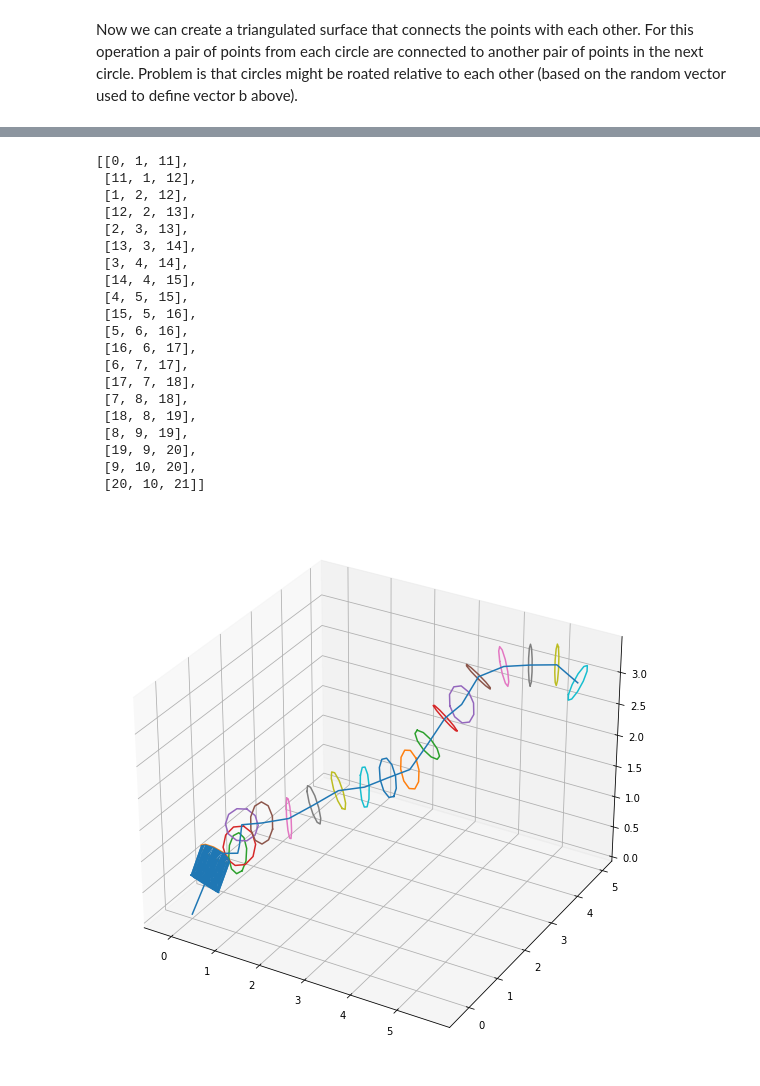
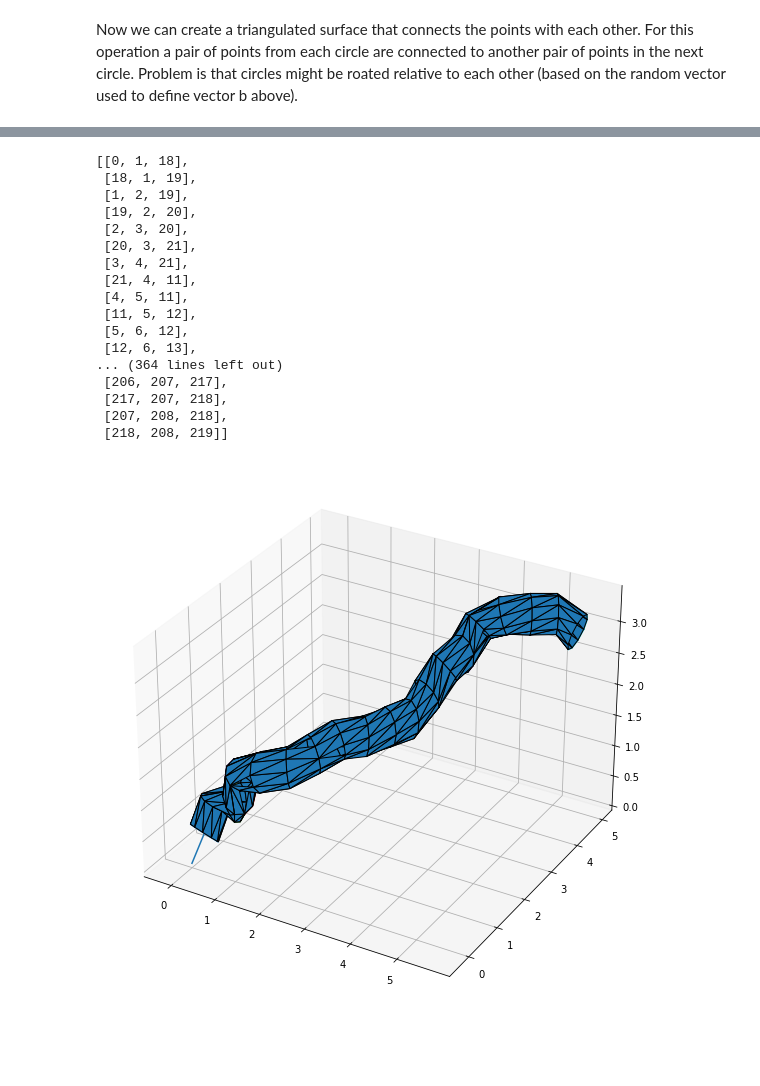
Before and after one commit to HaukeBartsch/shai-hulud, a Jupyter notebook: generateGeometry.ipynb, the cells around one changed output, grey strips where cells are left out. Saved outputs shown, nothing was run; the diff lists cells and outputs as text; code cells hidden in the pictures; blank space fills up the shorter version.

Commit message:
fix: triangle rings across space

```diff
--- a/generateGeometry.ipynb
+++ b/generateGeometry.ipynb
@@ -87,7 +89,7 @@ for i in range(len(circles)):
         vertices.append(circle[j])
 
 # For each circle compute the best shift in indices to prevent bad triangles
-shifts = np.asarray(list(range(circlePoints+1)))
+shifts = np.asarray(list(range(len(circles))))
 def computeDistance(shift, numPoints, circleA, circleB):
     distance = 0
     for i in range(numPoints):
@@ -126,73 +137,74 @@ best shift is: 4
 # %%
 triangles = []
 # test with a simple double ring first
-circleID = 0
-# for the current circle go through all its points and connect to the next circle
-for i in range(circlePoints):
-    pidx1r1 = circleID*(circlePoints+1) + i
-    pidx2r1 = (pidx1r1+1)%(circlePoints+1)
+for circleID in range(len(circles)-1):
+    # for the current circle go through all its points and connect to the next circle
+    for i in range(circlePoints):
+        pidx1r1 = circleID*(circlePoints+1) + i
+        pidx2r1 = circleID*(circlePoints+1) + ((i+1)%(circlePoints+1))
 
-    pidx1r2 = (pidx1r1+shifts[circleID])%(circlePoints+1)
-    pidx2r2 = (pidx1r2+1)%(circlePoints+1)
-    pidx1r2 = pidx1r2 + (circlePoints+1)*(circleID+1)
-    pidx2r2 = pidx2r2 + (circlePoints+1)*(circleID+1)
-    #print(pidx1r1, pidx2r1, pidx1r2, pidx2r2)
-    triangles.append([pidx1r1, pidx2r1, pidx1r2])
-    triangles.append([pidx1r2, pidx2r1, pidx2r2])
+        pidx1r2 = (pidx1r1+shifts[circleID])%(circlePoints+1)
+        pidx2r2 = (pidx1r2+1)%(circlePoints+1)
+        pidx1r2 = pidx1r2 + (circlePoints+1)*(circleID+1)
+        pidx2r2 = pidx2r2 + (circlePoints+1)*(circleID+1)
+        #print(pidx1r1, pidx2r1, pidx1r2, pidx2r2)
+        triangles.append([pidx1r1, pidx2r1, pidx1r2])
+        triangles.append([pidx1r2, pidx2r1, pidx2r2])
 triangles
 # %% [output]
-[[0, 1, 11],
- [11, 1, 12],
- [1, 2, 12],
- [12, 2, 13],
- [2, 3, 13],
- [13, 3, 14],
- [3, 4, 14],
- [14, 4, 15],
- [4, 5, 15],
- [15, 5, 16],
- [5, 6, 16],
- [16, 6, 17],
- [6, 7, 17],
- [17, 7, 18],
- [7, 8, 18],
- [18, 8, 19],
- [8, 9, 19],
- [19, 9, 20],
- [9, 10, 20],
- [20, 10, 21]]
+[[0, 1, 18],
+ [18, 1, 19],
+ [1, 2, 19],
+ [19, 2, 20],
+ [2, 3, 20],
+ [20, 3, 21],
+ [3, 4, 21],
+ [21, 4, 11],
+ [4, 5, 11],
+ [11, 5, 12],
+ [5, 6, 12],
+ [12, 6, 13],
+... (364 lines left out)
+ [206, 207, 217],
+ [217, 207, 218],
+ [207, 208, 218],
+ [218, 208, 219]]
 # %%
 # plot the triangles together with everything else
 from mpl_toolkits.mplot3d import Axes3D
 from mpl_toolkits.mplot3d.art3d import Poly3DCollection
+from matplotlib.colors import LightSource
 
 # should be array of coordinates
 trigDisplay = []
 for i in range(len(triangles)):
     trig = [list(vertices[triangles[i][0]]), list(vertices[triangles[i][1]]), list(vertices[triangles[i][2]])]
     trigDisplay.append(trig)
 #print(trigDisplay)
 
 fig = plt.figure(figsize=(10, 10))
 ax = fig.add_subplot(111, projection='3d')
 x = [a[0] for a in centerLine]
 y = [a[1] for a in centerLine]
 z = [a[2] for a in centerLine]
 for i in range(len(circles)):
     circle = circles[i]
     xc = [a[0] for a in circle]
     yc = [a[1] for a in circle]
     zc = [a[2] for a in circle]
     ax.plot(xc, yc, zc)
 ax.plot(x, y, z)
 plt.gca().set_aspect('auto')
-
-ax.add_collection(Poly3DCollection(trigDisplay))
+mesh = Poly3DCollection(trigDisplay, alpha=1.0)
+mesh.set_edgecolor('k')
+ls = LightSource(azdeg=45.0, altdeg=90.0)
+#rgb = ls.blend_hsv(rgb=ls.shade(facearray, plt.cm.Reds), intensity=ls.shade_normals(normals, fraction=0.25))
+ax.add_collection(mesh)
 
 #ax.set_xlim([0,10])
 #ax.set_ylim([0,10])
 #ax.set_zlim([0,10])
 
 plt.show()
 # %% [output]
-[figure, old version]
+[figure, new version]
```
Also changed, not shown: parts of 2 cells of this notebook.
